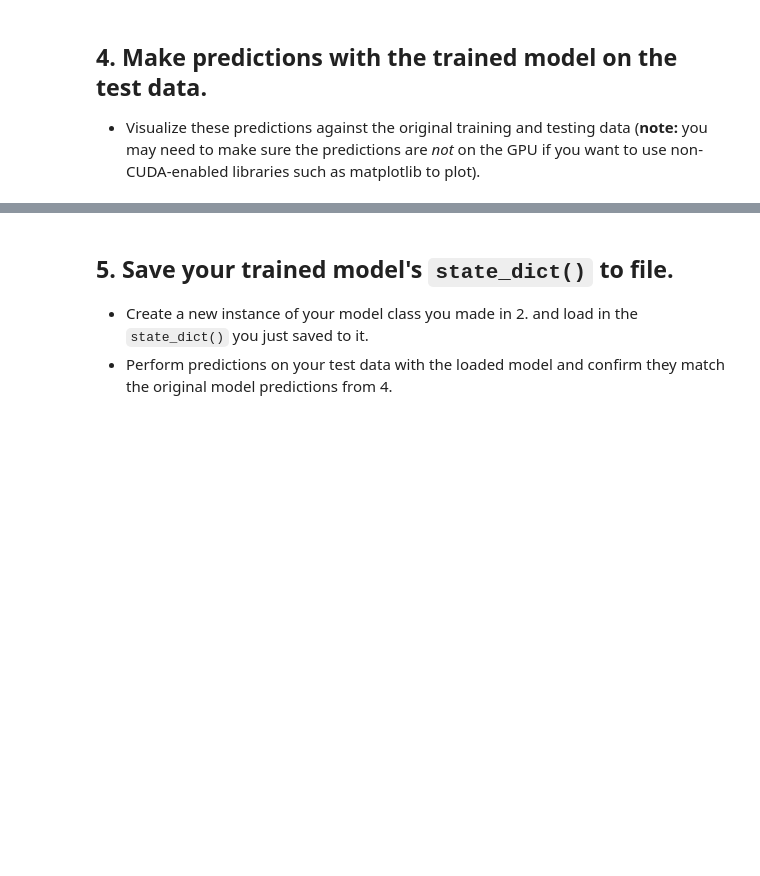
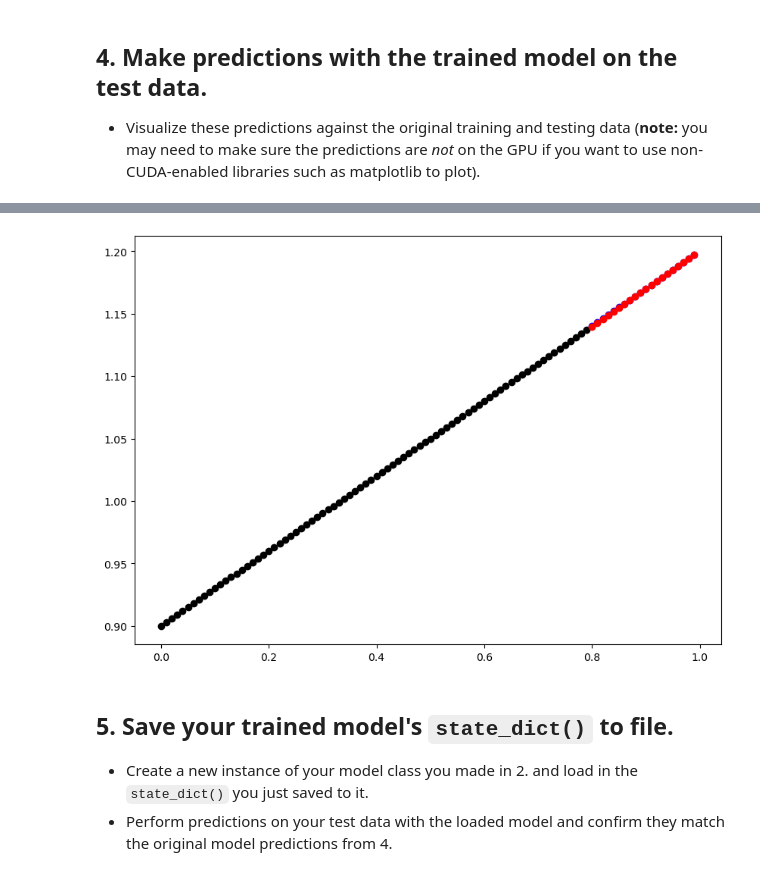
Before and after one commit to Ashes814/learn-pytorch, a Jupyter notebook: exercises/01_pytorch_workflow_exercises.ipynb, the cells around one changed output, grey strips where cells are left out. Cells and saved outputs as stored; diff of their text form; code cells hidden in the pictures; blank space fills up the shorter version.

```diff
--- a/exercises/01_pytorch_workflow_exercises.ipynb
+++ b/exercises/01_pytorch_workflow_exercises.ipynb
@@ -211,3 +214,7 @@ Epoch: 280 | Train loss: 0.097 | Test loss: 0.225
   * Visualize these predictions against the original training and testing data (**note:** you may need to make sure the predictions are *not* on the GPU if you want to use non-CUDA-enabled libraries such as matplotlib to plot).
 # %%
 # Make predictions with the model
+model_exe.eval()
+with torch.inference_mode():
+    y_preds = model_exe(X_test)
+y_preds
@@ -214,5 +242,8 @@ Epoch: 280 | Train loss: 0.097 | Test loss: 0.225
 # %%
 # Plot the predictions (these may need to be on a specific device)
+plot_result(y_p = y_preds)
+# %% [output]
+[figure, added]
 # %% [markdown]
 ## 5. Save your trained model's `state_dict()` to file.
   * Create a new instance of your model class you made in 2. and load in the `state_dict()` you just saved to it.
```
Also changed, not shown: parts of 7 cells of this notebook, 1 other file.
